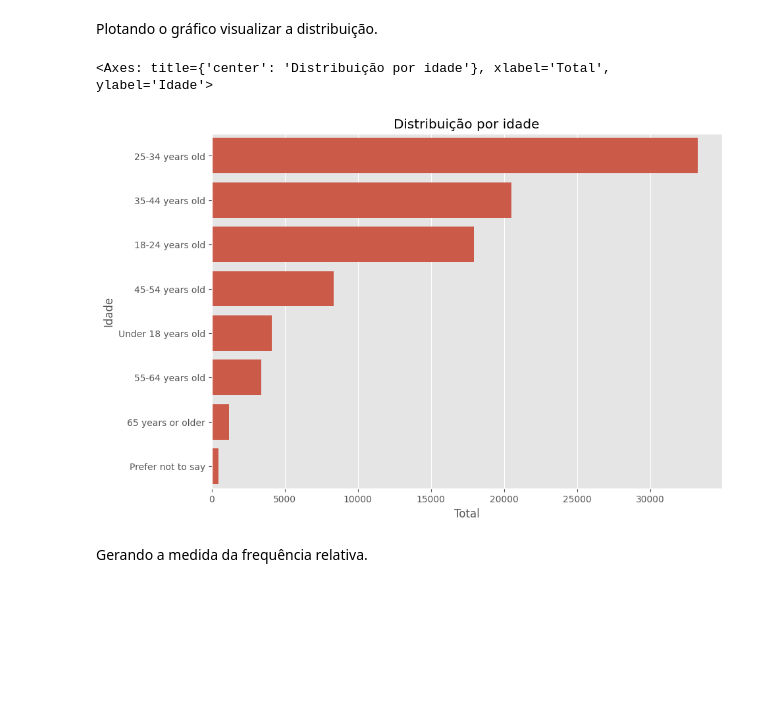
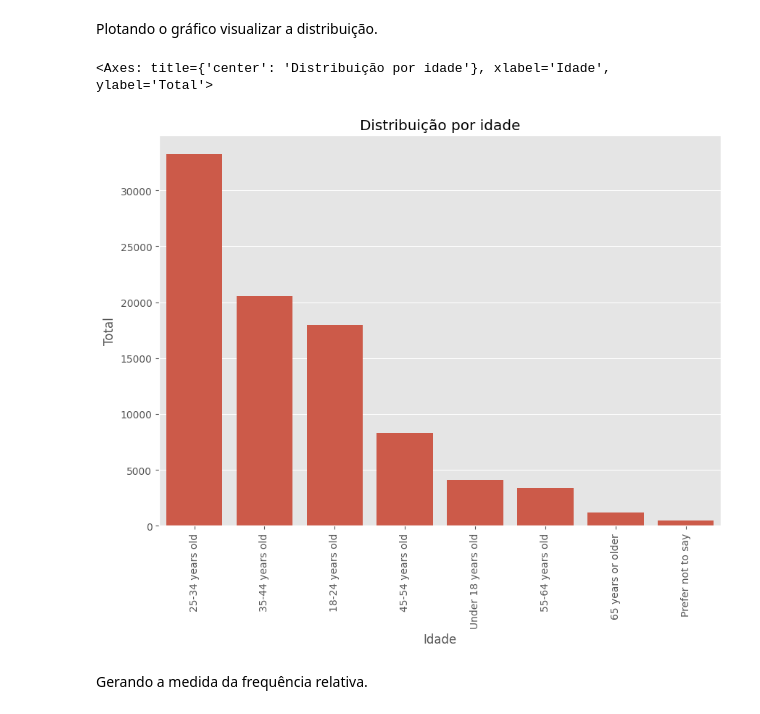
Before and after one commit to LucasMarchesoni/stack_overflow_developer_survey, a Jupyter notebook: notebook/survey.ipynb, the cells around one changed output. Cells and saved outputs as stored; diff of their text form; code cells hidden in the pictures; blank space fills up the shorter version.

```diff
--- a/notebook/survey.ipynb
+++ b/notebook/survey.ipynb
@@ -105,12 +110,13 @@ Plotando o gráfico visualizar a distribuição.
 # %%
 _ = plt.figure(figsize=(10, 7))
 _ = plt.title("Distribuição por idade")
-_ = plt.xlabel("Total")
-_ = plt.ylabel("Idade")
-sns.barplot(data = df_age, x = 'total', y = 'idade', orient="h")
+_ = plt.xlabel("Idade")
+_ = plt.ylabel("Total")
+_ = plt.xticks(rotation=90)
+sns.barplot(data = df_age, x = 'idade', y = 'total')
 # %% [output]
-<Axes: title={'center': 'Distribuição por idade'}, xlabel='Total', ylabel='Idade'>
+<Axes: title={'center': 'Distribuição por idade'}, xlabel='Idade', ylabel='Total'>
-[figure, old version]
+[figure, new version]
 # %% [markdown]
 Gerando a medida da frequência relativa.
 # %%
```
Also changed, not shown: parts of 75 cells of this notebook, 1 other file.
